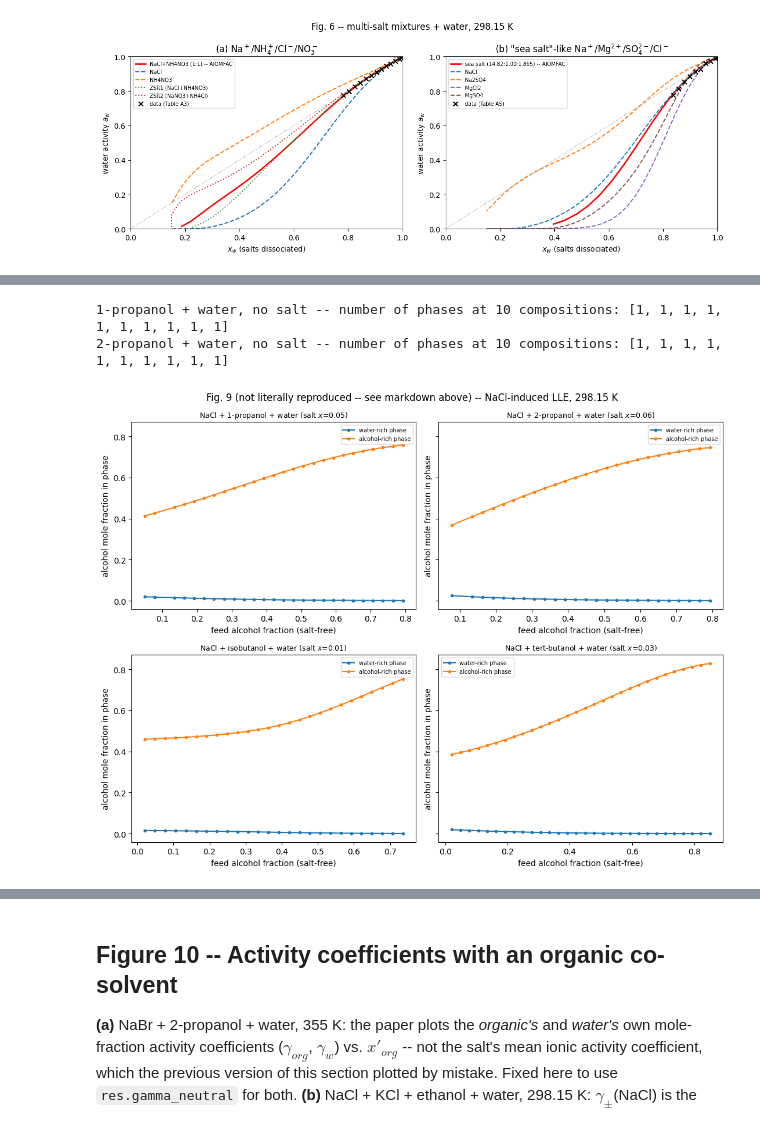
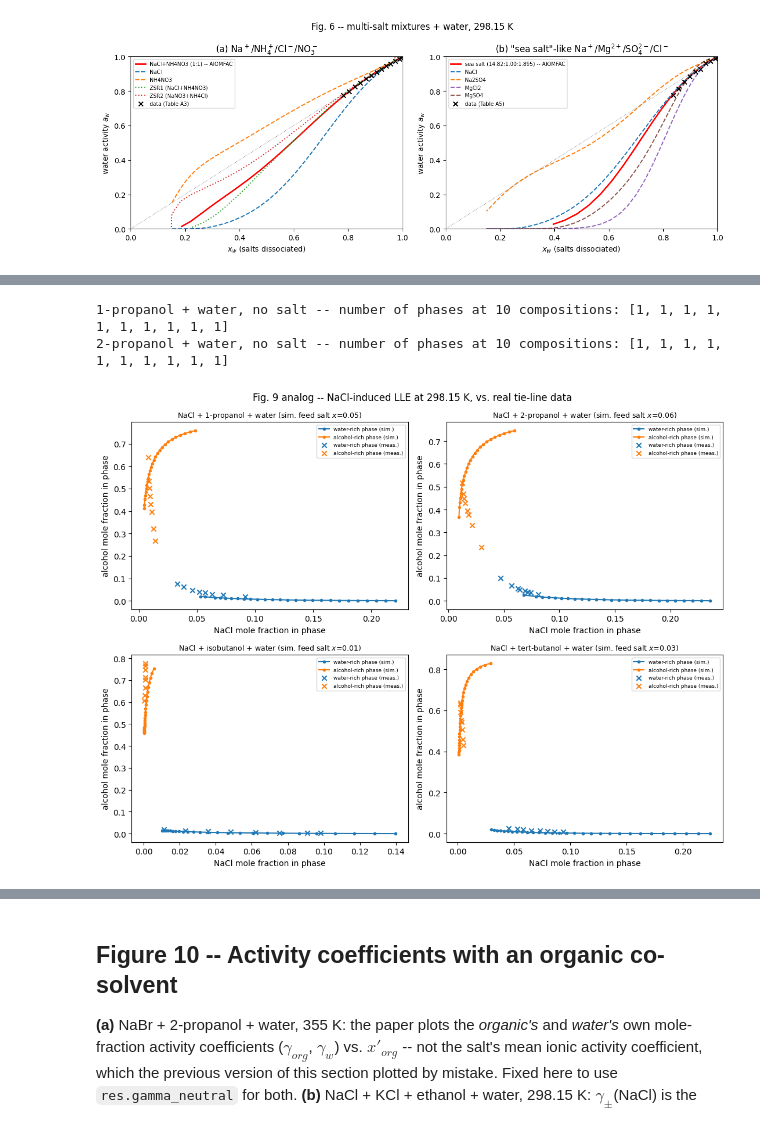
Before and after one commit to SeoulTechPSE/aiomfac-python, a Jupyter notebook: notebooks/02_reproduce_zuend2008.ipynb, the cells around one changed output, grey strips where cells are left out. Saved outputs shown, nothing was run; the diff lists cells and outputs as text; code cells hidden in the pictures.

```diff
--- a/notebooks/02_reproduce_zuend2008.ipynb
+++ b/notebooks/02_reproduce_zuend2008.ipynb
@@ -606,40 +662,100 @@ for name in ["1-propanol", "2-propanol"]:
     print(f"{name} + water, no salt -- number of phases at 10 compositions: {phases}")
     assert set(phases) == {1}, f"expected fully miscible (1 phase) everywhere for {name} without salt"
 
 
 def binodal_sweep(alcohol_sg, x_salt, alcohol_frac_grid, T_K=298.15):
     alcohol = Component(2, "alcohol", alcohol_sg)
     nacl = Component(3, "NaCl", ((202, 1), (242, 1)))
     tie_lines = []
     for f in alcohol_frac_grid:
         xa = f * (1 - x_salt)
         xw = (1 - f) * (1 - x_salt)
         res = solve_pep([water, alcohol, nacl], [xw, xa, x_salt], T_K, tol=1e-9, max_outer=300)
         if res.converged and n_real_phases(res) == 2:
             keep = [i for i in range(len(res.y)) if res.y[i] > 1e-3]
             tie_lines.append((f, res.x[keep]))
     return tie_lines
 
 
+# --- Real tie-line data (mass fraction), for overlay on the simulated binodal -----------------------
+# Each tuple is (w_alcohol, w_water, w_NaCl) for one coexisting liquid phase at 25 C.
+# Sources: Chou, Tanioka & Tseng (1998), Ind. Eng. Chem. Res. 37, 2039 (Tables 1, 4);
+#          Gomis, Ruiz, Asensi & Saquete (1996), J. Chem. Eng. Data 41, 188 (Tables 2, 3).
+tieline_wtfrac = {
+    "1-propanol": {
+        "organic": [(0.5374, 0.4350, 0.0276), (0.6034, 0.3733, 0.0233), (0.6778, 0.3041, 0.0181),
+                    (0.7077, 0.2761, 0.0162), (0.7373, 0.2479, 0.0148), (0.7635, 0.2233, 0.0132),
+                    (0.7849, 0.2026, 0.0125), (0.8497, 0.1397, 0.0106)],
+        "aqueous": [(0.2038, 0.7109, 0.0853), (0.1689, 0.7291, 0.1020), (0.1297, 0.7468, 0.1235),
+                    (0.1103, 0.7496, 0.1401), (0.0997, 0.7480, 0.1523), (0.0819, 0.7489, 0.1692),
+                    (0.0709, 0.7363, 0.1928), (0.0505, 0.7117, 0.2378)],
+    },
+    "2-propanol": {
+        "organic": [(0.4849, 0.4555, 0.0596), (0.6054, 0.3561, 0.0385), (0.6548, 0.3142, 0.0310),
+                    (0.6726, 0.2990, 0.0284), (0.7028, 0.2734, 0.0238), (0.7196, 0.2588, 0.0216),
+                    (0.7358, 0.2439, 0.0203), (0.7713, 0.2109, 0.0178)],
+        "aqueous": [(0.2505, 0.6361, 0.1134), (0.1752, 0.6816, 0.1432), (0.1414, 0.6986, 0.1600),
+                    (0.1316, 0.7026, 0.1658), (0.1138, 0.7085, 0.1777), (0.1038, 0.7105, 0.1857),
+                    (0.0946, 0.7129, 0.1925), (0.0764, 0.7135, 0.2101)],
+    },
+    "isobutanol": {
+        "organic": [(0.9340, 0.0651, 0.00093), (0.9300, 0.0689, 0.00088), (0.9230, 0.0757, 0.00088),
+                    (0.9100, 0.0891, 0.00089), (0.9060, 0.0936, 0.00089), (0.8900, 0.1090, 0.00083),
+                    (0.8760, 0.1240, 0.00069), (0.8630, 0.1360, 0.00041)],
+        "aqueous": [(0.0094, 0.7320, 0.2590), (0.0100, 0.7470, 0.2430), (0.0149, 0.7780, 0.2070),
+                    (0.0199, 0.8070, 0.1740), (0.0284, 0.8340, 0.1380), (0.0373, 0.8590, 0.1040),
+                    (0.0506, 0.8810, 0.0688), (0.0688, 0.8970, 0.0338)],
+    },
+    "tert-butanol": {
+        "organic": [(0.8770, 0.1210, 0.0026), (0.8730, 0.1250, 0.0026), (0.8540, 0.1430, 0.0030),
+                    (0.8320, 0.1640, 0.0036), (0.8280, 0.1680, 0.0041), (0.8060, 0.1890, 0.0051),
+                    (0.7750, 0.2200, 0.0058), (0.7520, 0.2410, 0.0071)],
+        "aqueous": [(0.0256, 0.7290, 0.2460), (0.0320, 0.7400, 0.2280), (0.0376, 0.7500, 0.2130),
+                    (0.0463, 0.7580, 0.1960), (0.0540, 0.7690, 0.1770), (0.0652, 0.7760, 0.1590),
+                    (0.0782, 0.7770, 0.1440), (0.0916, 0.7840, 0.1240)],
+    },
+}
+M_water_g, M_NaCl_g = 18.015, 58.44
+M_alcohol_g = {"1-propanol": 60.10, "2-propanol": 60.10, "isobutanol": 74.12, "tert-butanol": 74.12}
+
+
+def wtfrac_to_molefrac(w_alcohol, w_water, w_salt, M_alc):
+    n_a, n_w, n_s = w_alcohol / M_alc, w_water / M_water_g, w_salt / M_NaCl_g
+    tot = n_a + n_w + n_s
+    return n_a / tot, n_s / tot  # (x_alcohol, x_NaCl)
+
+
+tieline_molefrac = {
+    name: {phase: np.array([wtfrac_to_molefrac(*row, M_alcohol_g[name]) for row in rows])
+           for phase, rows in phases.items()}
+    for name, phases in tieline_wtfrac.items()
+}
+
 settings = [("1-propanol", 0.05), ("2-propanol", 0.06), ("isobutanol", 0.01), ("tert-butanol", 0.03)]
-fig, axes = plt.subplots(2, 2, figsize=(11, 8.5), sharey=True)
-fig.suptitle("Fig. 9 (not literally reproduced -- see markdown above) -- NaCl-induced LLE, 298.15 K")
+fig, axes = plt.subplots(2, 2, figsize=(11, 8.5))
+fig.suptitle("Fig. 9 analog -- NaCl-induced LLE at 298.15 K, vs. real tie-line data")
 for ax, (name, x_salt) in zip(axes.flat, settings):
     grid = np.linspace(0.02, 0.85, 30)
     tie_lines = binodal_sweep(alcohol_subgroups[name], x_salt, grid)
     sorted_lines = [(f, x[np.argsort(x[:, 1])]) for f, x in tie_lines]
-    branch_w = [(f, x[0][1]) for f, x in sorted_lines]
-    branch_a = [(f, x[1][1]) for f, x in sorted_lines]
+    # x[..., 1] = alcohol mole fraction, x[..., 2] = NaCl mole fraction, within each converged phase
+    branch_w = sorted([(x[0][2], x[0][1]) for f, x in sorted_lines])
+    branch_a = sorted([(x[1][2], x[1][1]) for f, x in sorted_lines])
     if branch_w:
-        fw, xw_ = zip(*branch_w); ax.plot(fw, xw_, marker="o", ms=3, label="water-rich phase")
+        xs_w, xa_w = zip(*branch_w); ax.plot(xs_w, xa_w, marker="o", ms=3, color="C0", label="water-rich phase (sim.)")
     if branch_a:
-        fa, xa_ = zip(*branch_a); ax.plot(fa, xa_, marker="o", ms=3, label="alcohol-rich phase")
-    ax.set_title(f"NaCl + {name} + water (salt $x$={x_salt})", fontsize=9)
-    ax.set_xlabel("feed alcohol fraction (salt-free)")
+        xs_a, xa_a = zip(*branch_a); ax.plot(xs_a, xa_a, marker="o", ms=3, color="C1", label="alcohol-rich phase (sim.)")
+    meas = tieline_molefrac[name]
+    ax.scatter(meas["aqueous"][:, 1], meas["aqueous"][:, 0], marker="x", color="C0", zorder=5,
+               label="water-rich phase (meas.)")
+    ax.scatter(meas["organic"][:, 1], meas["organic"][:, 0], marker="x", color="C1", zorder=5,
+               label="alcohol-rich phase (meas.)")
+    ax.set_title(f"NaCl + {name} + water (sim. feed salt $x$={x_salt})", fontsize=9)
+    ax.set_xlabel("NaCl mole fraction in phase")
     ax.set_ylabel("alcohol mole fraction in phase")
-    ax.legend(fontsize=7)
+    ax.legend(fontsize=6.5)
 plt.tight_layout(); plt.show()
 # %% [output]
 1-propanol + water, no salt -- number of phases at 10 compositions: [1, 1, 1, 1, 1, 1, 1, 1, 1, 1]
 2-propanol + water, no salt -- number of phases at 10 compositions: [1, 1, 1, 1, 1, 1, 1, 1, 1, 1]
-[figure, old version]
+[figure, new version]
```
Also changed, not shown: parts of 7 cells of this notebook, 3 other files.
